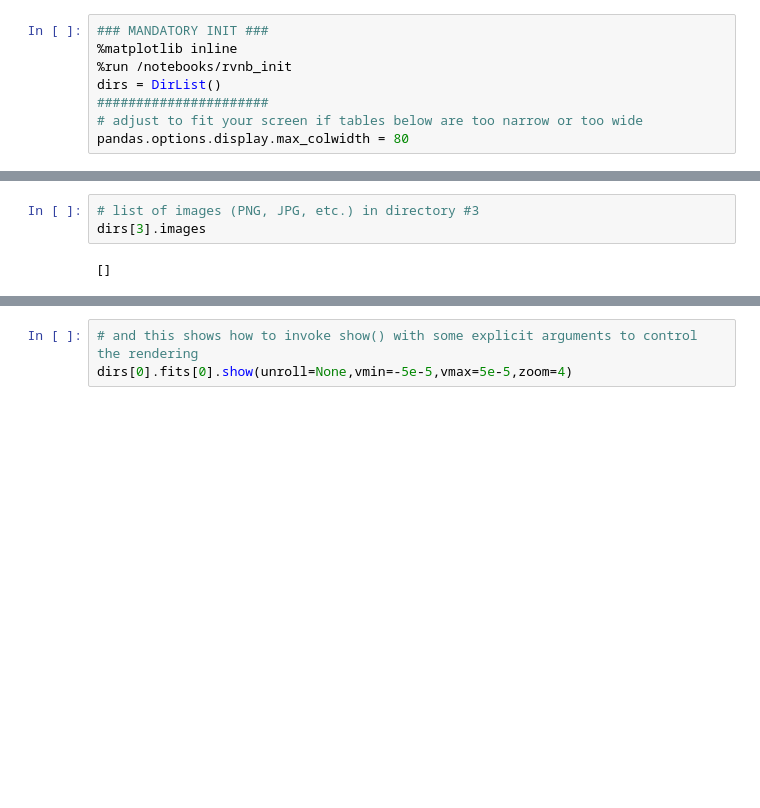
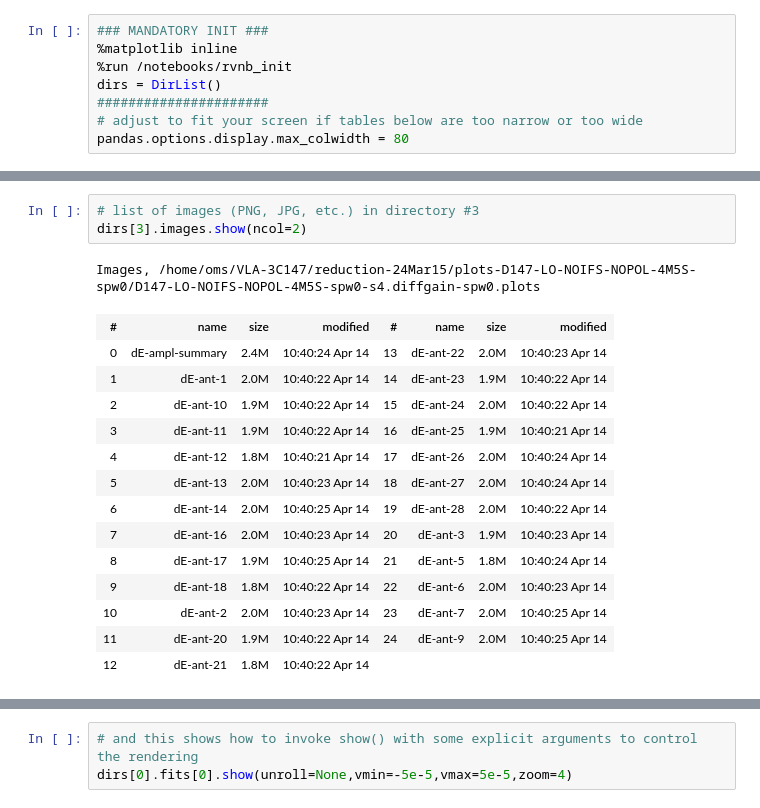
Before and after one commit to o-smirnov/docker-notebook, a Jupyter notebook: examples/extended_rv_example.ipynb, the cells around one changed output, grey strips where cells are left out. Cells and saved outputs as stored; diff of their text form; blank space fills up the shorter version.

```diff
--- a/examples/extended_rv_example.ipynb
+++ b/examples/extended_rv_example.ipynb
@@ -84,9 +93,23 @@ FITS files, /home/oms/Dropbox/Public-RATT/docker-notebook-examples/example-reduc
 [figure]
 # %%
 # list of images (PNG, JPG, etc.) in directory #3
-dirs[3].images
+dirs[3].images.show(ncol=2)
 # %% [output]
-[]
+Images, /home/oms/VLA-3C147/reduction-24Mar15/plots-D147-LO-NOIFS-NOPOL-4M5S-spw0/D147-LO-NOIFS-NOPOL-4M5S-spw0-s4.diffgain-spw0.plots
+| # | name | size | modified | # | name | size | modified |
+| 0 | dE-ampl-summary | 2.4M | 10:40:24 Apr 14 | 13 | dE-ant-22 | 2.0M | 10:40:23 Apr 14 |
+| 1 | dE-ant-1 | 2.0M | 10:40:22 Apr 14 | 14 | dE-ant-23 | 1.9M | 10:40:22 Apr 14 |
+| 2 | dE-ant-10 | 1.9M | 10:40:22 Apr 14 | 15 | dE-ant-24 | 2.0M | 10:40:22 Apr 14 |
+| 3 | dE-ant-11 | 1.9M | 10:40:22 Apr 14 | 16 | dE-ant-25 | 1.9M | 10:40:21 Apr 14 |
+| 4 | dE-ant-12 | 1.8M | 10:40:21 Apr 14 | 17 | dE-ant-26 | 2.0M | 10:40:24 Apr 14 |
+| 5 | dE-ant-13 | 2.0M | 10:40:23 Apr 14 | 18 | dE-ant-27 | 2.0M | 10:40:24 Apr 14 |
+| 6 | dE-ant-14 | 2.0M | 10:40:25 Apr 14 | 19 | dE-ant-28 | 2.0M | 10:40:22 Apr 14 |
+| 7 | dE-ant-16 | 2.0M | 10:40:23 Apr 14 | 20 | dE-ant-3 | 1.9M | 10:40:23 Apr 14 |
+| 8 | dE-ant-17 | 1.9M | 10:40:25 Apr 14 | 21 | dE-ant-5 | 1.8M | 10:40:24 Apr 14 |
+| 9 | dE-ant-18 | 1.8M | 10:40:22 Apr 14 | 22 | dE-ant-6 | 2.0M | 10:40:23 Apr 14 |
+| 10 | dE-ant-2 | 2.0M | 10:40:23 Apr 14 | 23 | dE-ant-7 | 2.0M | 10:40:25 Apr 14 |
+| 11 | dE-ant-20 | 1.9M | 10:40:22 Apr 14 | 24 | dE-ant-9 | 2.0M | 10:40:25 Apr 14 |
+| 12 | dE-ant-21 | 1.8M | 10:40:22 Apr 14 |
 # %%
 # clickable thumbnails of same
 dirs[3].images.thumbs(ncol=6)
```
Also changed, not shown: parts of 9 cells of this notebook.
